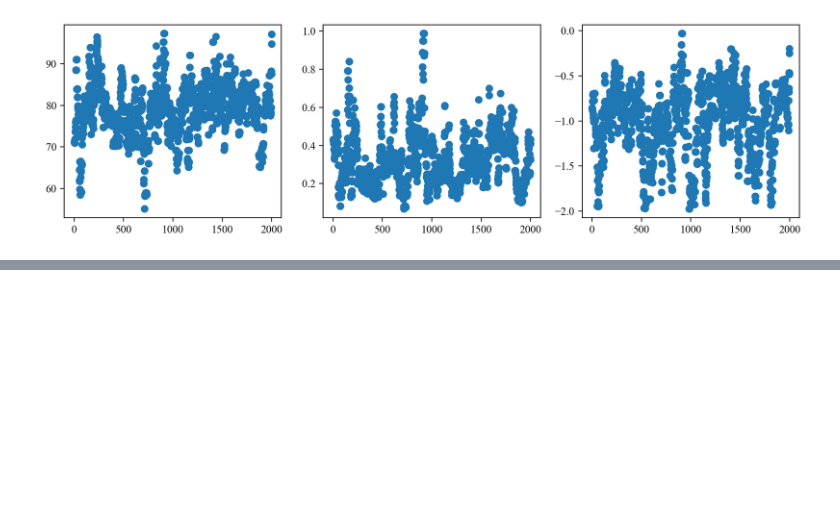
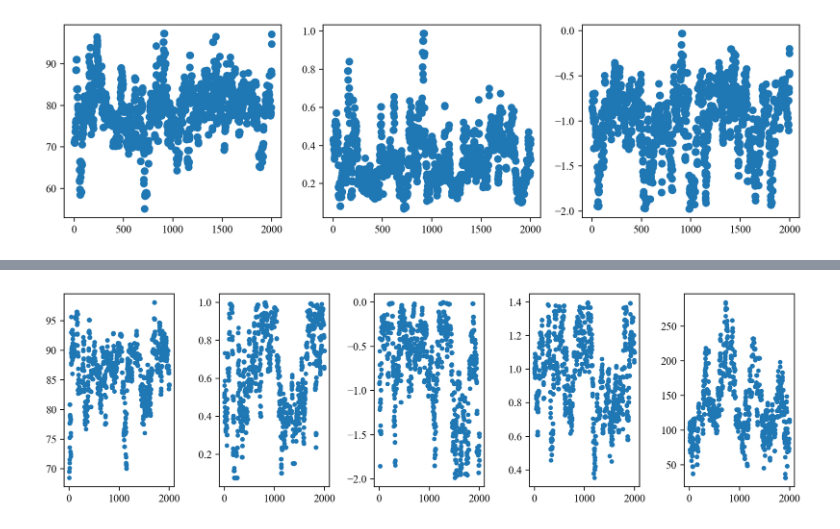
Before and after one commit to MariosNT/DM_cosmic_Pade, a Jupyter notebook: Notebooks/MCMC_observations.ipynb, the cells around one changed output, grey strips where cells are left out. Saved outputs shown, nothing was run; the diff lists cells and outputs as text; code cells hidden in the pictures; blank space fills up the shorter version.

```diff
--- a/Notebooks/MCMC_observations.ipynb
+++ b/Notebooks/MCMC_observations.ipynb
@@ -226,0 +265,10 @@ plt.show()
+# %%
+fig, axs = plt.subplots(1, 5, figsize=(10, 3), dpi=200)
+
+for i in range(5):
+    axs[i].scatter(np.arange(0, len(samples_PD_pdf_host)), samples_PD_pdf_host[:, 0, i], s=10)
+
+plt.tight_layout() # Prevents overlap
+plt.show()
+# %% [output]
+[figure, added]
```
Also changed, not shown: parts of 8 cells of this notebook, 1 other file.
